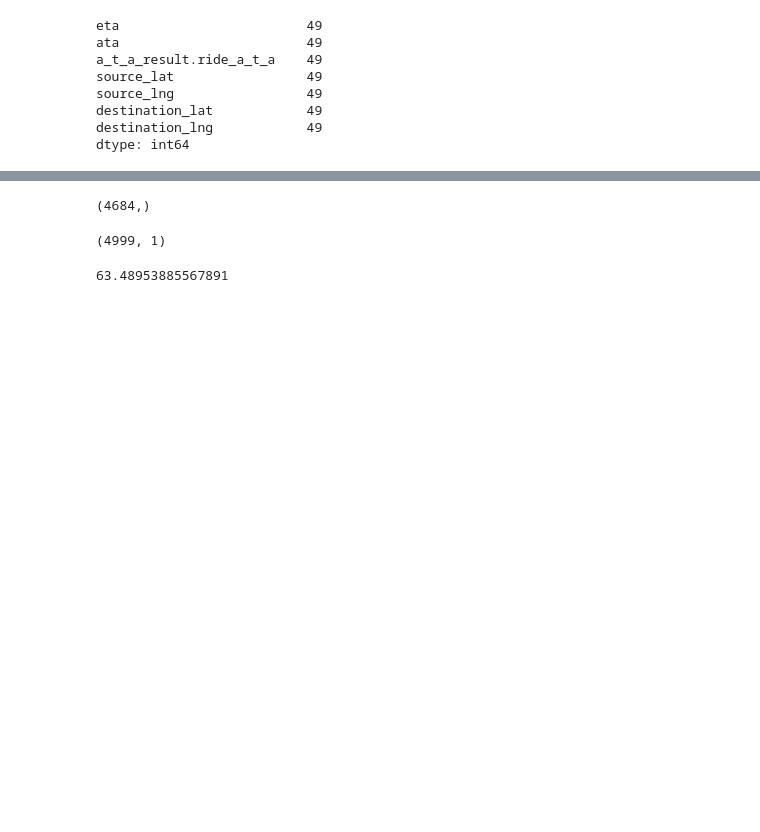
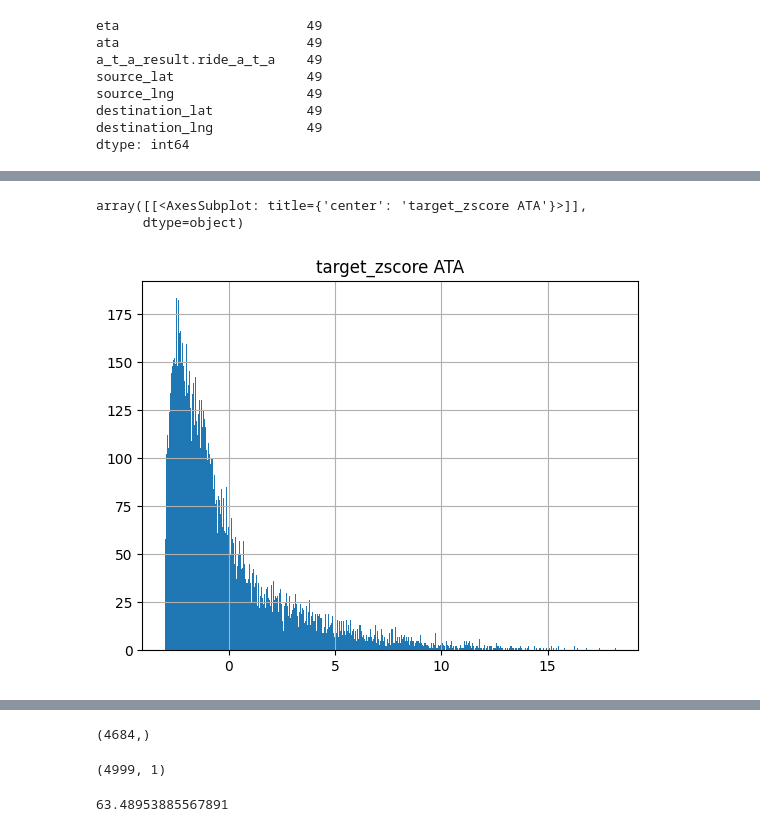
Before and after one commit to elahe-dastan/POP, a Jupyter notebook: feature_engineering/feature_engineering.ipynb, the cells around one changed output, grey strips where cells are left out. Cells and saved outputs as stored; diff of their text form; code cells hidden in the pictures; blank space fills up the shorter version.

```diff
--- a/feature_engineering/feature_engineering.ipynb
+++ b/feature_engineering/feature_engineering.ipynb
@@ -589,0 +230,7 @@ np.var((p1_prediction - p1_ata_num))
+# %%
+target_mean = np.mean(ata, axis=0)
+# print(target_mean)
+target_std = np.std(ata, axis=0, ddof=1)
+# print(target_std)
+target_zscore = ((ata - target_mean) * 3) / target_std
+target_zscore
@@ -589,0 +253,7 @@ np.var((p1_prediction - p1_ata_num))
+# %%
+target_zscore_df = pd.DataFrame(target_zscore, columns = ['target_zscore ATA'])
+target_zscore_df.hist(bins=500)
+# %% [output]
+array([[<AxesSubplot: title={'center': 'target_zscore ATA'}>]],
+      dtype=object)
+[figure, added]
```
Also changed, not shown: parts of 90 cells of this notebook, 2 other files.
